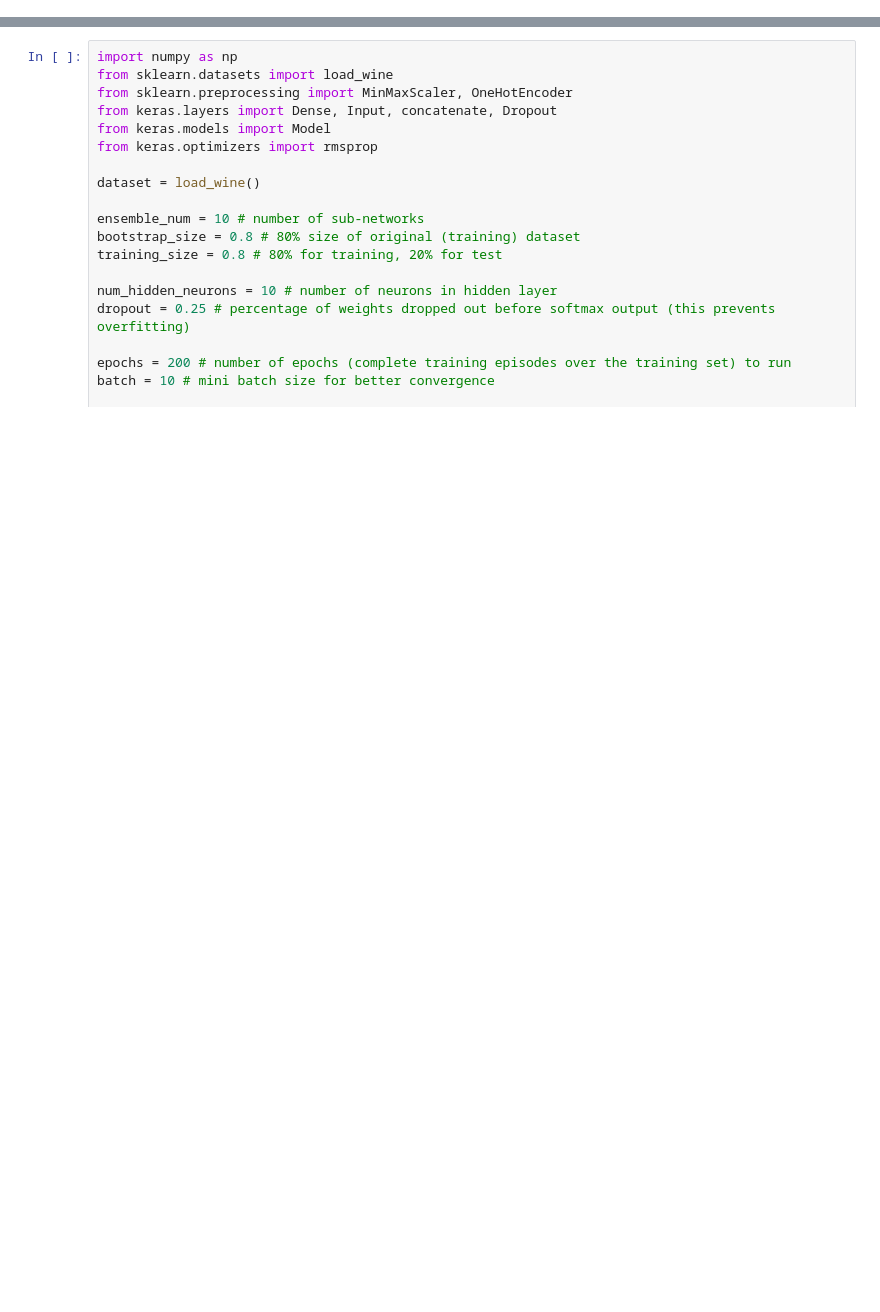
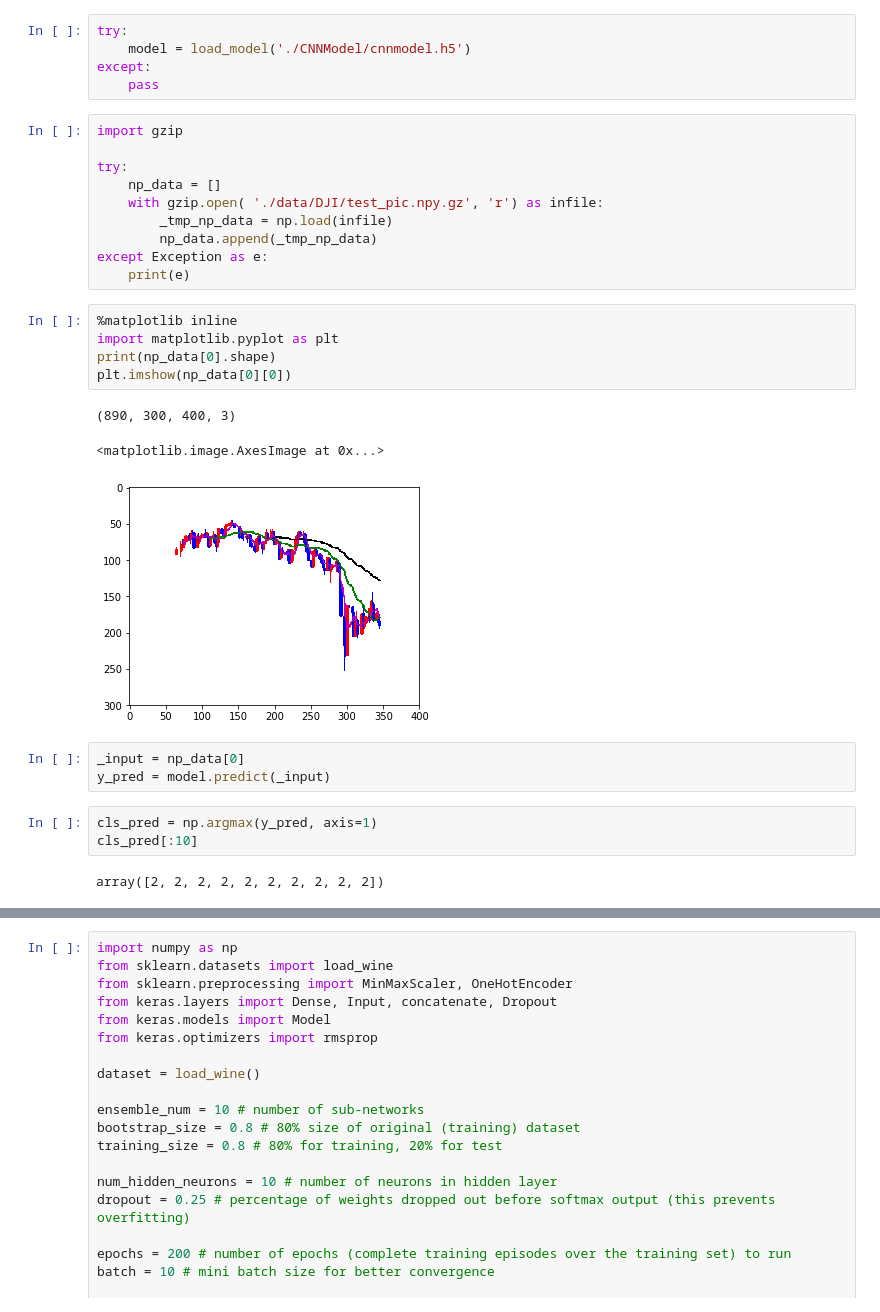
Before and after one commit to ai-mrkogao/deeplearning, a Jupyter notebook: CNN Feature Extraction.ipynb, the cells around one changed output, grey strips where cells are left out. Cells and saved outputs as stored; diff of their text form; blank space fills up the shorter version.

```diff
--- a/CNN Feature Extraction.ipynb
+++ b/CNN Feature Extraction.ipynb
@@ -0,0 +67,32 @@
+# %%
+try:
+    model = load_model('./CNNModel/cnnmodel.h5')
+except:
+    pass
+# %%
+import gzip
+
+try:
+    np_data = []
+    with gzip.open( './data/DJI/test_pic.npy.gz', 'r') as infile:
+        _tmp_np_data = np.load(infile)
+        np_data.append(_tmp_np_data)
+except Exception as e:
+    print(e)
+# %%
+%matplotlib inline
+import matplotlib.pyplot as plt
+print(np_data[0].shape)
+plt.imshow(np_data[0][0])
+# %% [output]
+(890, 300, 400, 3)
+<matplotlib.image.AxesImage at 0x...>
+[figure, added]
+# %%
+_input = np_data[0]
+y_pred = model.predict(_input)
+# %%
+cls_pred = np.argmax(y_pred, axis=1)
+cls_pred[:10]
+# %% [output]
+array([2, 2, 2, 2, 2, 2, 2, 2, 2, 2])
```
Also changed, not shown: parts of 15 cells of this notebook, 4 other files.
